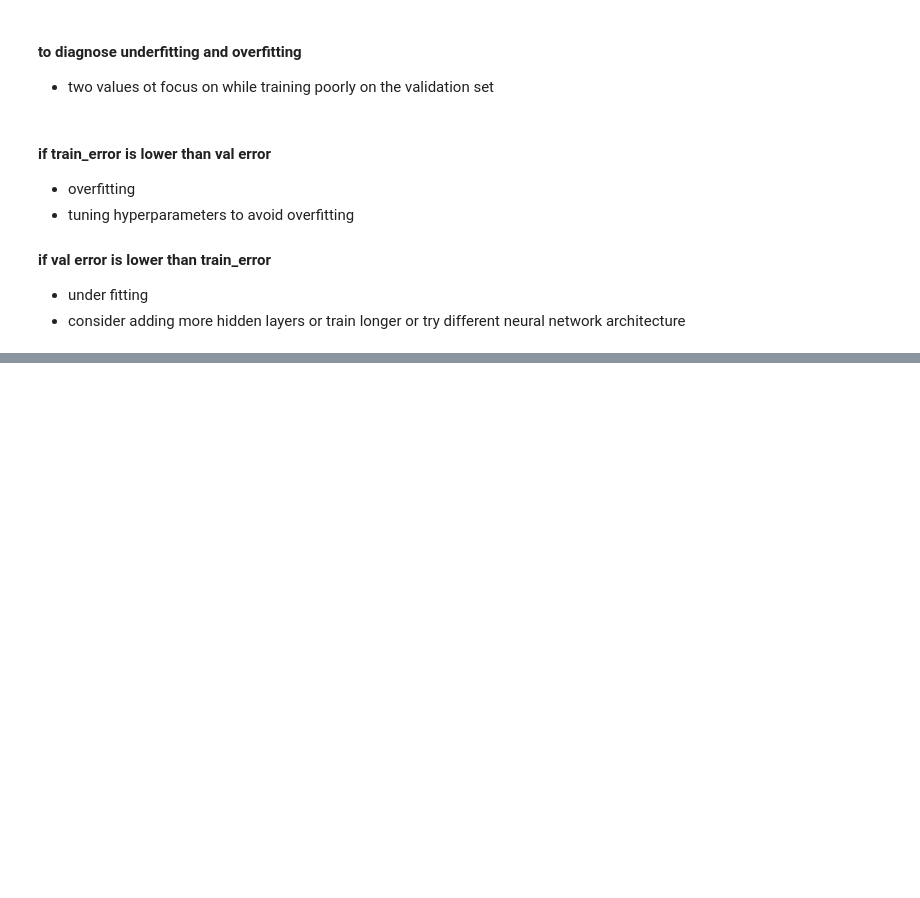
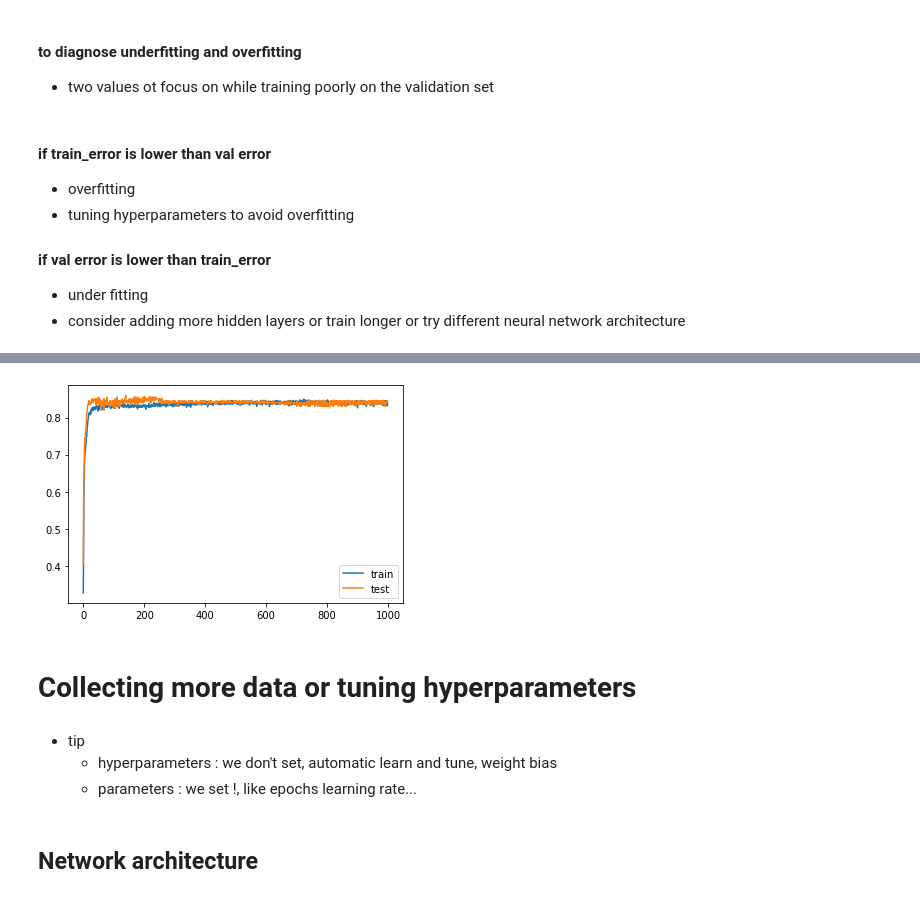
Before and after one commit to FLY-CODE77/opencv, a Jupyter notebook: DeepLearningForVisionSystem/Part4.Structing_DL_projects_and_hyperparameter_tuning.ipynb, the cells around one changed output, grey strips where cells are left out. Cells and saved outputs as stored; diff of their text form; code cells hidden in the pictures; blank space fills up the shorter version.

```diff
--- a/DeepLearningForVisionSystem/Part4.Structing_DL_projects_and_hyperparameter_tuning.ipynb
+++ b/DeepLearningForVisionSystem/Part4.Structing_DL_projects_and_hyperparameter_tuning.ipynb
@@ -67,0 +78,6 @@
+# %%
+y = to_categorical(y)
+# %%
+n_train = 800
+train_X, test_X = X[:n_train, :], X[n_train:, :]
+train_y, test_y = y[:n_train], y[n_train:]
@@ -67,0 +91,8 @@
+# %%
+model = Sequential()
+model.add(Dense(25, input_dim=2, activation='relu'))
+model.add(Dense(10, input_dim=2, activation='relu'))
+
+model.add(Dense(3, activation='softmax'))
+model.compile(loss='categorical_crossentropy', optimizer='adam', metrics=['accuracy'])
+model.summary()
@@ -67,0 +114,2 @@
+# %%
+history = model.fit(train_X, train_y, validation_data=(test_X, test_y), epochs=1000, verbose=1)
@@ -67,0 +134,15 @@
+# %%
+pyplot.plot(history.history['acc'], label='train')
+pyplot.plot(history.history['val_acc'], label='test')
+pyplot.legend()
+pyplot.show()
+# %% [output]
+[figure, added]
+# %% [markdown]
+# Collecting more data or tuning hyperparameters
+# %% [markdown]
+- tip
+    - hyperparameters : we don't set, automatic learn and tune, weight bias
+    - parameters : we set !, like epochs learning rate...
+# %% [markdown]
+## Network architecture
```
Also changed, not shown: parts of 8 cells of this notebook.
